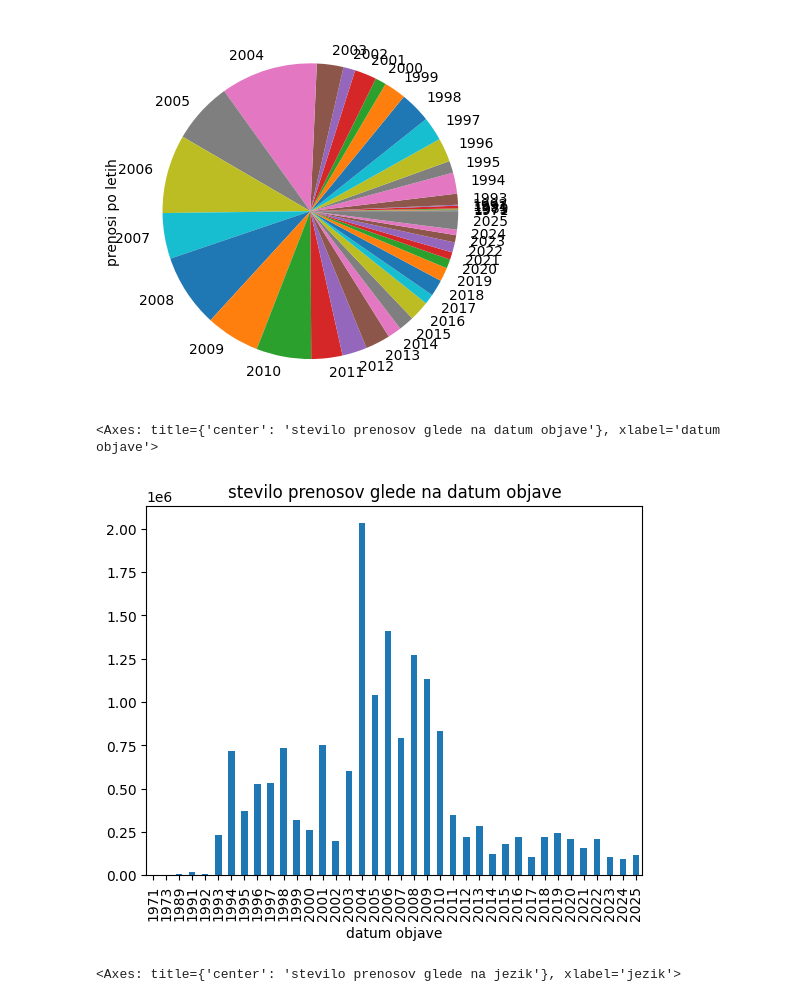
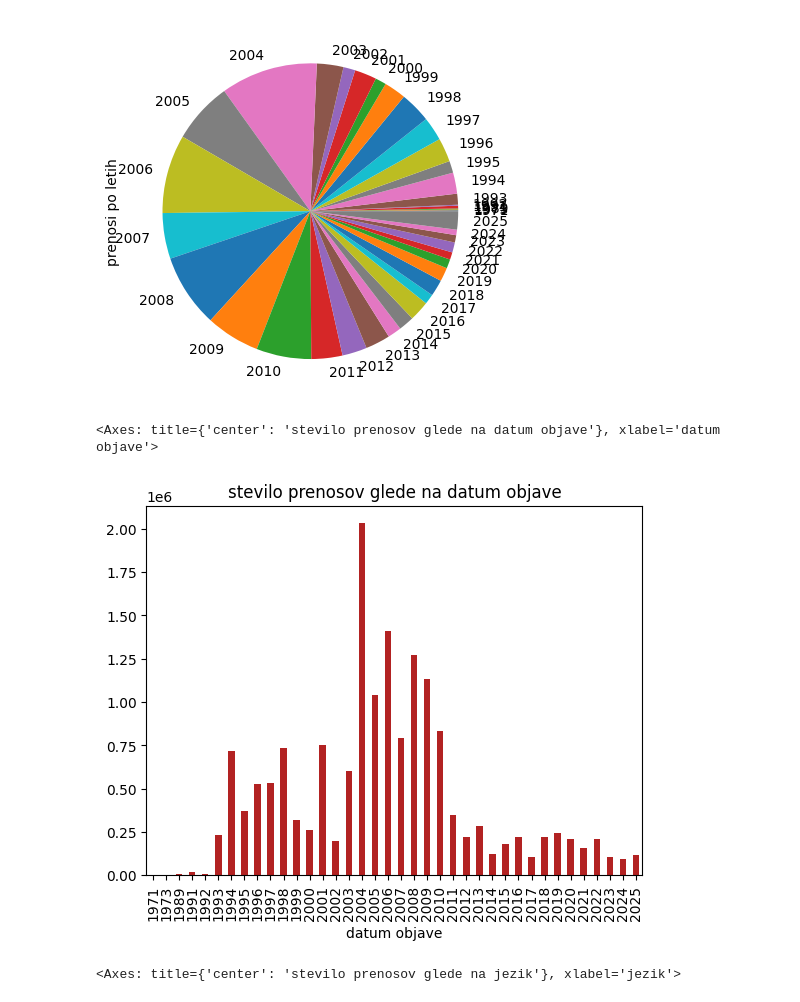
Before and after one commit to K-Larisa/seminarska-UVP, a Jupyter notebook: analiza_podatkov.ipynb, the cells around one changed output. Cells and saved outputs as stored; diff of their text form; code cells hidden in the pictures.

```diff
--- a/analiza_podatkov.ipynb
+++ b/analiza_podatkov.ipynb
@@ -258,10 +277,10 @@ knjige.groupby("datum objave")["stevilo prenosov"].count().plot.pie(ylabel="pren
 <Axes: ylabel='prenosi po letih'>
 [figure]
 # %%
-prenosi_po_letih.plot.bar(x="datum objave", y="stevilo prenosov", title="stevilo prenosov glede na datum objave")
+prenosi_po_letih.plot.bar(color="firebrick", x="datum objave", y="stevilo prenosov", title="stevilo prenosov glede na datum objave")
 # %% [output]
 <Axes: title={'center': 'stevilo prenosov glede na datum objave'}, xlabel='datum objave'>
-[figure, old version]
+[figure, new version]
 # %%
 prenosi_jezik = knjige.groupby("jezik")["stevilo prenosov"].sum()
 prenosi_jezik.plot.bar(x="jezik", y="stevilo prenosov", title="stevilo prenosov glede na jezik")
```
Also changed, not shown: parts of 20 cells of this notebook.
